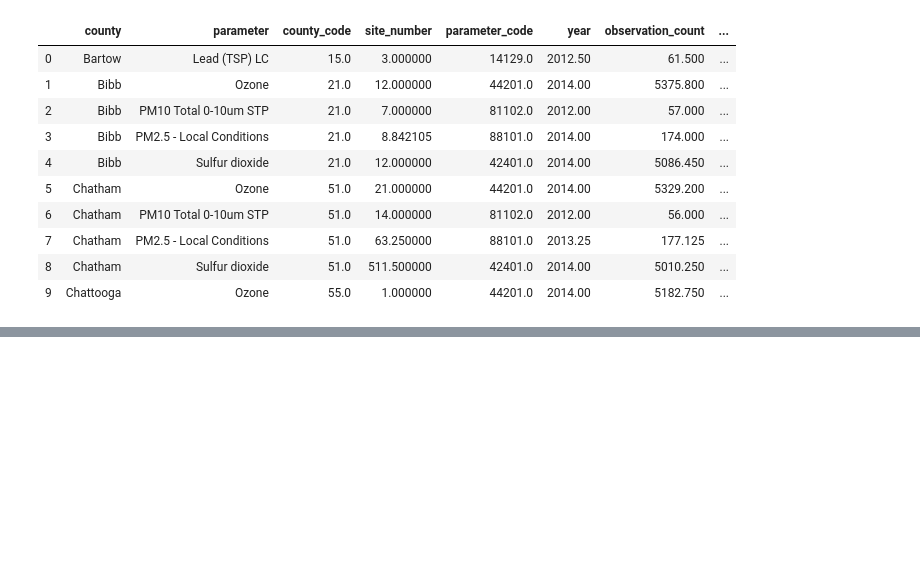
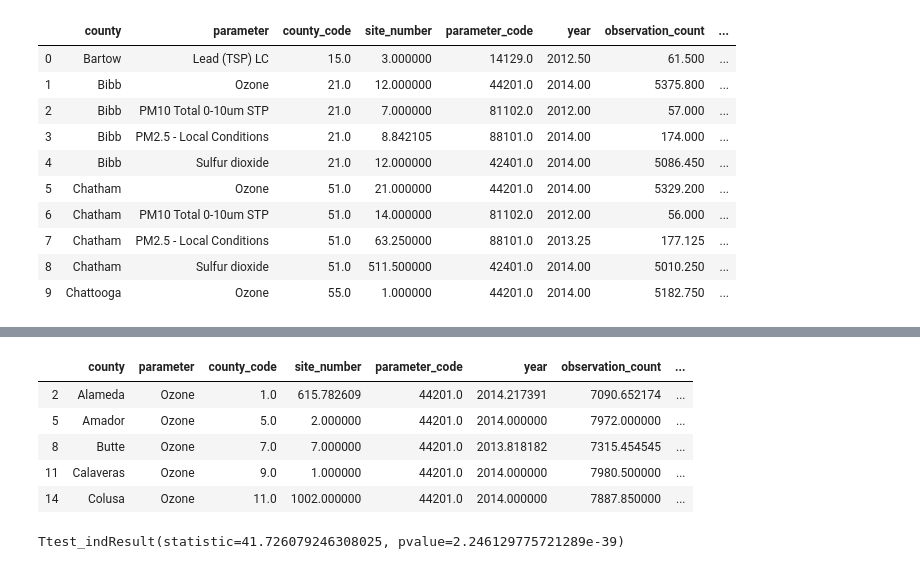
Before and after one commit to bbjornstad-flatiron/flatiron-mod3-project, a Jupyter notebook: data_analysis.ipynb, the cells around one changed output, grey strips where cells are left out. Cells and saved outputs as stored; diff of their text form; code cells hidden in the pictures; blank space fills up the shorter version.

```diff
--- a/data_analysis.ipynb
+++ b/data_analysis.ipynb
@@ -170,0 +190,14 @@ sns.lmplot(
+# %%
+ca_merged_ozone = ca_merged_df.loc[ca_merged_df.parameter == 'Ozone']
+ca_merged_ozone.head()
+# %% [output]
+|  | county | parameter | county_code | site_number | parameter_code | year | observation_count | ... |
+| 2 | Alameda | Ozone | 1.0 | 615.782609 | 44201.0 | 2014.217391 | 7090.652174 | ... |
+| 5 | Amador | Ozone | 5.0 | 2.000000 | 44201.0 | 2014.000000 | 7972.000000 | ... |
+| 8 | Butte | Ozone | 7.0 | 7.000000 | 44201.0 | 2013.818182 | 7315.454545 | ... |
+| 11 | Calaveras | Ozone | 9.0 | 1.000000 | 44201.0 | 2014.000000 | 7980.500000 | ... |
+| 14 | Colusa | Ozone | 11.0 | 1002.000000 | 44201.0 | 2014.000000 | 7887.850000 | ... |
+# %%
+stats.ttest_ind(ca_merged_ozone.AgeAdjustedRate, ca_merged_ozone.arithmetic_mean, equal_var=False)
+# %% [output]
+Ttest_indResult(statistic=41.726079246308025, pvalue=2.246129775721289e-39)
```
Also changed, not shown: parts of 12 cells of this notebook, 4 other files.
